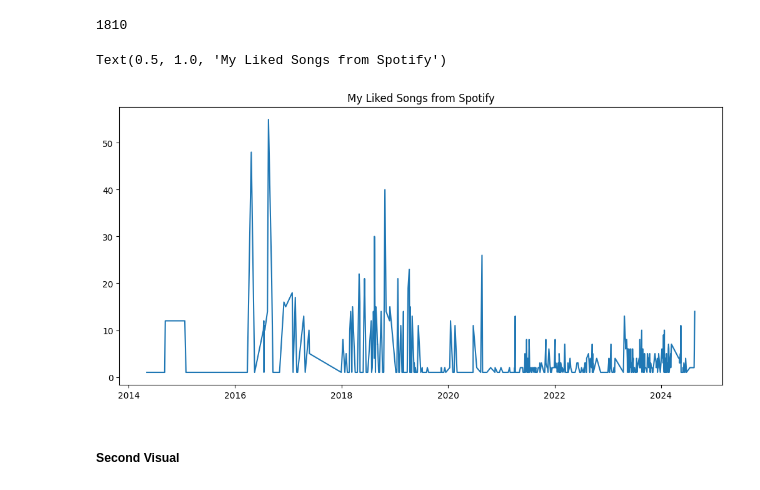
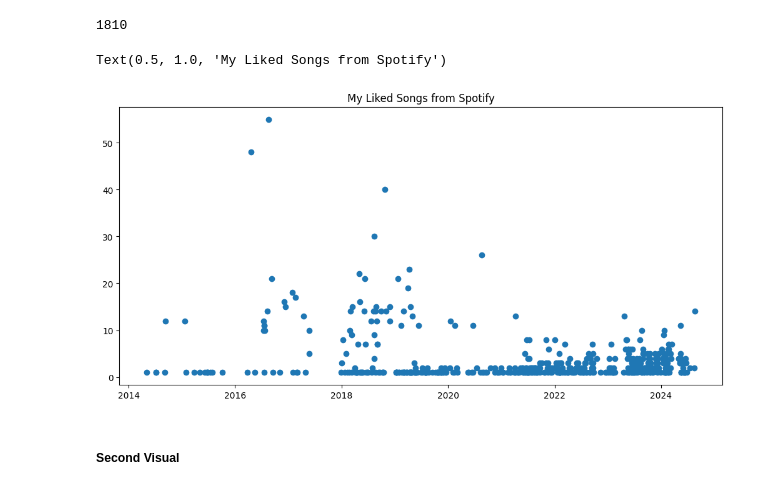
Before and after one commit to swolbroham/spotifyAnalysis, a Jupyter notebook: analysisDevelopment.ipynb, the cells around one changed output. Drawn from its saved outputs; the diff is of its cells as text; code cells hidden in the pictures.

```diff
--- a/analysisDevelopment.ipynb
+++ b/analysisDevelopment.ipynb
@@ -132,11 +132,11 @@ monthly_songs_liked = daily_songs_liked.groupby(["year", "month"]).agg({'id':np.
 # %%
 # date_grouped["id"]
 fig, ax = plt.subplots(figsize=(10,5), layout = 'constrained')
-ax.plot('added_at', 'id', data = date_grouped['id'].reset_index())
+ax.scatter('added_at', 'id', data = date_grouped['id'].reset_index())
 ax.set_title("My Liked Songs from Spotify")
 # %% [output]
 Text(0.5, 1.0, 'My Liked Songs from Spotify')
-[figure, old version]
+[figure, new version]
 # %% [markdown]
 ##### Second Visual
 # %%
```
Also changed, not shown: parts of 3 cells of this notebook, 1 other file.
